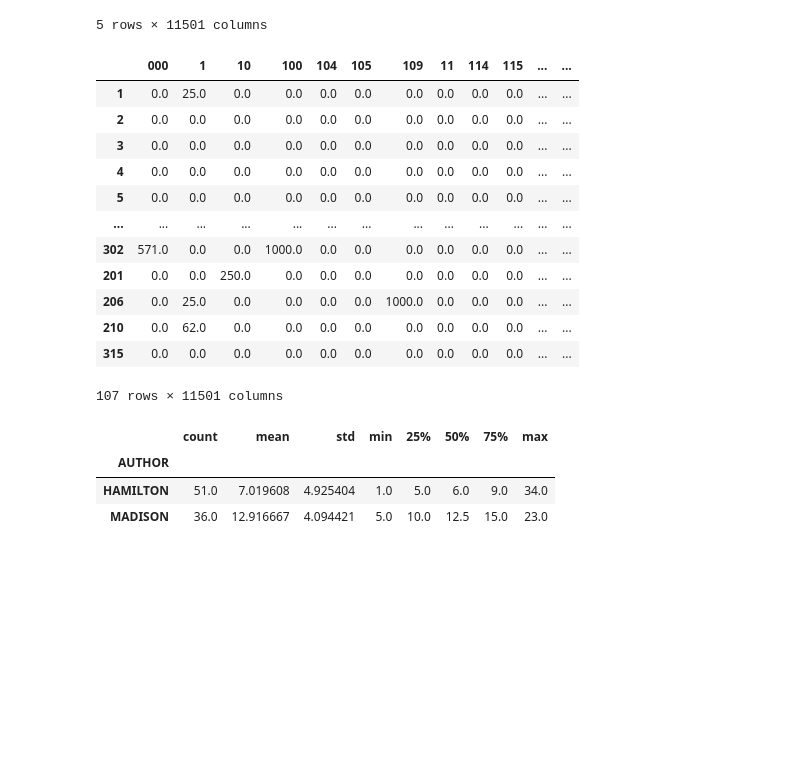
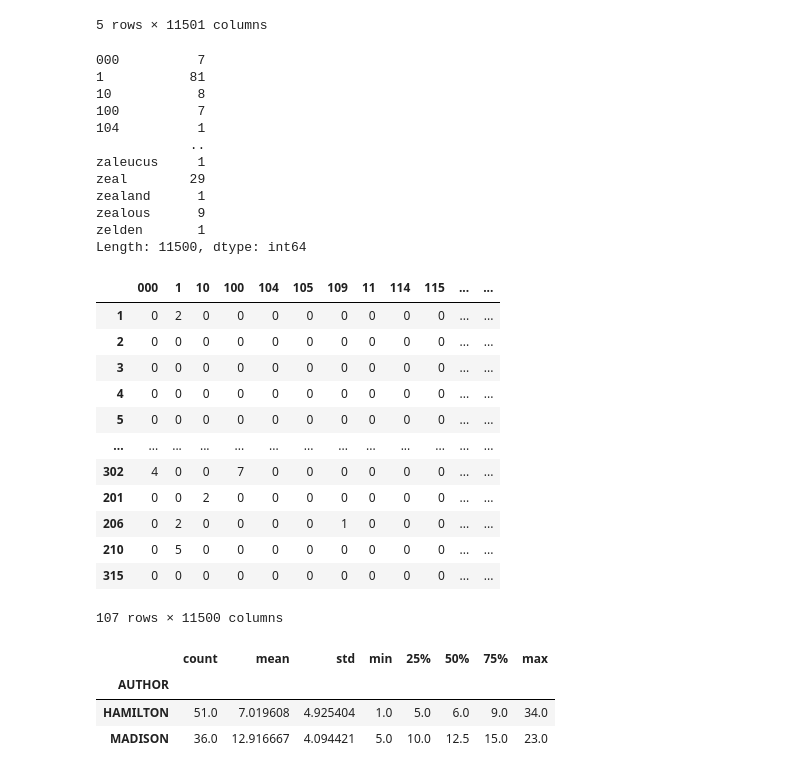
Before and after one commit to Xentisize/intro_to_prob, a Jupyter notebook: 06_Introduction_to_Probability.ipynb, the cells around one changed output. Drawn from its saved outputs; the diff is of its cells as text; code cells hidden in the pictures; blank space fills up the shorter version.

```diff
--- a/06_Introduction_to_Probability.ipynb
+++ b/06_Introduction_to_Probability.ipynb
@@ -202,30 +416,42 @@ df.head()
 # %%
 df_temp = pd.read_csv("data/federalist-papers.csv", index_col=0)
 # temp_author = df_temp["AUTHOR"]
 
 # axis=0 row-wise operation
 # axis=1 column-wise operation
-# df_temp = df_temp.drop("AUTHOR", axis=1)
-# df_temp.sum(axis=0)
+df_temp = df_temp.drop("AUTHOR", axis=1)
+# print(df_temp.sum(axis=0))
 # df_temp = df_temp.divide(df_temp.sum(axis=0))
 # df_temp *= 1000
 # df_temp = df_temp.round()
 # df_temp["AUTHOR"] = temp_author
 df_temp
 # %% [output]
+000          7
+1           81
+10           8
+100          7
+104          1
+            ..
+zaleucus     1
+zeal        29
+zealand      1
+zealous      9
+zelden       1
+Length: 11500, dtype: int64
 |  | 000 | 1 | 10 | 100 | 104 | 105 | 109 | 11 | 114 | 115 | ... | ... |
-| 1 | 0.0 | 25.0 | 0.0 | 0.0 | 0.0 | 0.0 | 0.0 | 0.0 | 0.0 | 0.0 | ... | ... |
-| 2 | 0.0 | 0.0 | 0.0 | 0.0 | 0.0 | 0.0 | 0.0 | 0.0 | 0.0 | 0.0 | ... | ... |
-| 3 | 0.0 | 0.0 | 0.0 | 0.0 | 0.0 | 0.0 | 0.0 | 0.0 | 0.0 | 0.0 | ... | ... |
-| 4 | 0.0 | 0.0 | 0.0 | 0.0 | 0.0 | 0.0 | 0.0 | 0.0 | 0.0 | 0.0 | ... | ... |
-| 5 | 0.0 | 0.0 | 0.0 | 0.0 | 0.0 | 0.0 | 0.0 | 0.0 | 0.0 | 0.0 | ... | ... |
+| 1 | 0 | 2 | 0 | 0 | 0 | 0 | 0 | 0 | 0 | 0 | ... | ... |
+| 2 | 0 | 0 | 0 | 0 | 0 | 0 | 0 | 0 | 0 | 0 | ... | ... |
+| 3 | 0 | 0 | 0 | 0 | 0 | 0 | 0 | 0 | 0 | 0 | ... | ... |
+| 4 | 0 | 0 | 0 | 0 | 0 | 0 | 0 | 0 | 0 | 0 | ... | ... |
+| 5 | 0 | 0 | 0 | 0 | 0 | 0 | 0 | 0 | 0 | 0 | ... | ... |
 | ... | ... | ... | ... | ... | ... | ... | ... | ... | ... | ... | ... | ... |
-| 302 | 571.0 | 0.0 | 0.0 | 1000.0 | 0.0 | 0.0 | 0.0 | 0.0 | 0.0 | 0.0 | ... | ... |
-| 201 | 0.0 | 0.0 | 250.0 | 0.0 | 0.0 | 0.0 | 0.0 | 0.0 | 0.0 | 0.0 | ... | ... |
-| 206 | 0.0 | 25.0 | 0.0 | 0.0 | 0.0 | 0.0 | 1000.0 | 0.0 | 0.0 | 0.0 | ... | ... |
-| 210 | 0.0 | 62.0 | 0.0 | 0.0 | 0.0 | 0.0 | 0.0 | 0.0 | 0.0 | 0.0 | ... | ... |
-| 315 | 0.0 | 0.0 | 0.0 | 0.0 | 0.0 | 0.0 | 0.0 | 0.0 | 0.0 | 0.0 | ... | ... |
+| 302 | 4 | 0 | 0 | 7 | 0 | 0 | 0 | 0 | 0 | 0 | ... | ... |
+| 201 | 0 | 0 | 2 | 0 | 0 | 0 | 0 | 0 | 0 | 0 | ... | ... |
+| 206 | 0 | 2 | 0 | 0 | 0 | 0 | 1 | 0 | 0 | 0 | ... | ... |
+| 210 | 0 | 5 | 0 | 0 | 0 | 0 | 0 | 0 | 0 | 0 | ... | ... |
+| 315 | 0 | 0 | 0 | 0 | 0 | 0 | 0 | 0 | 0 | 0 | ... | ... |
-107 rows × 11501 columns
+107 rows × 11500 columns
 # %%
 df_known = df[df["AUTHOR"].isin({"HAMILTON", "MADISON"})]
 df_known.groupby("AUTHOR")["by"].describe()
```
Also changed, not shown: parts of 49 cells of this notebook.
